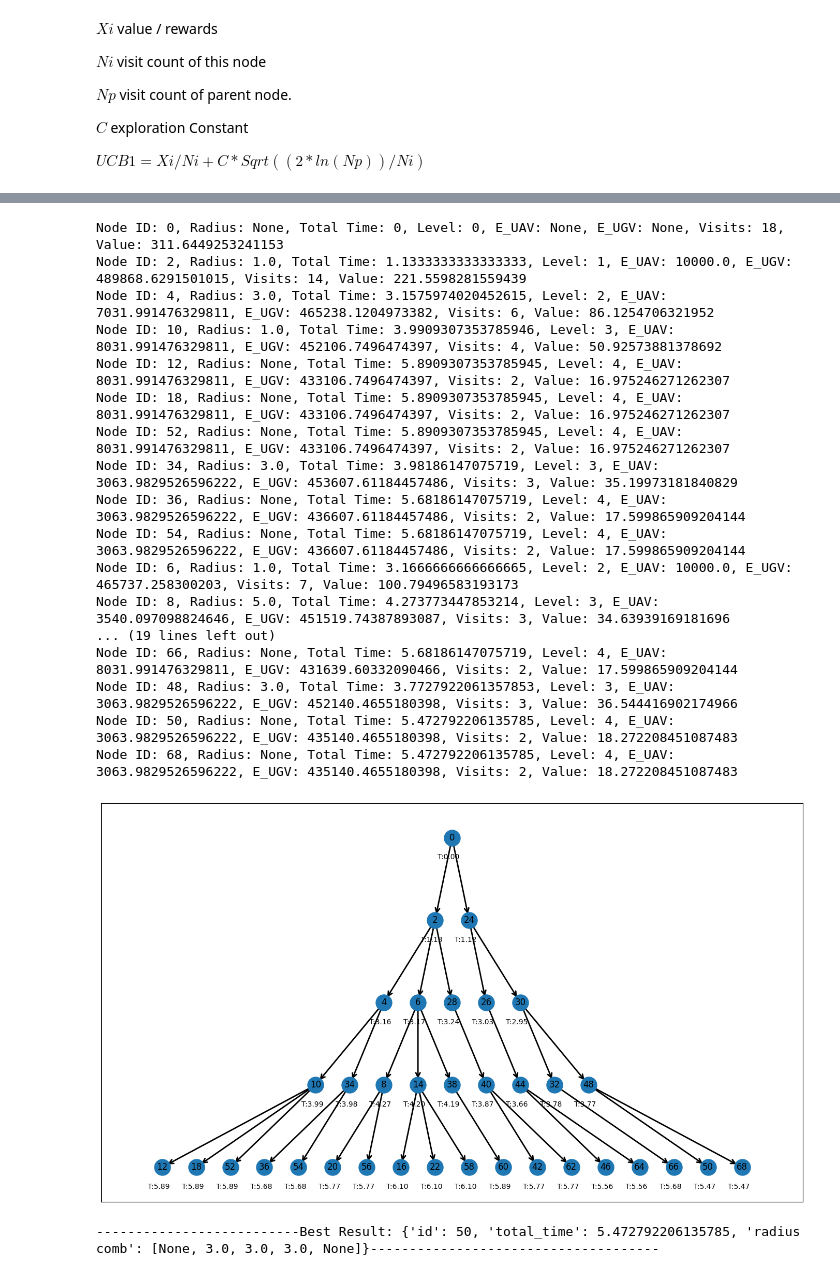
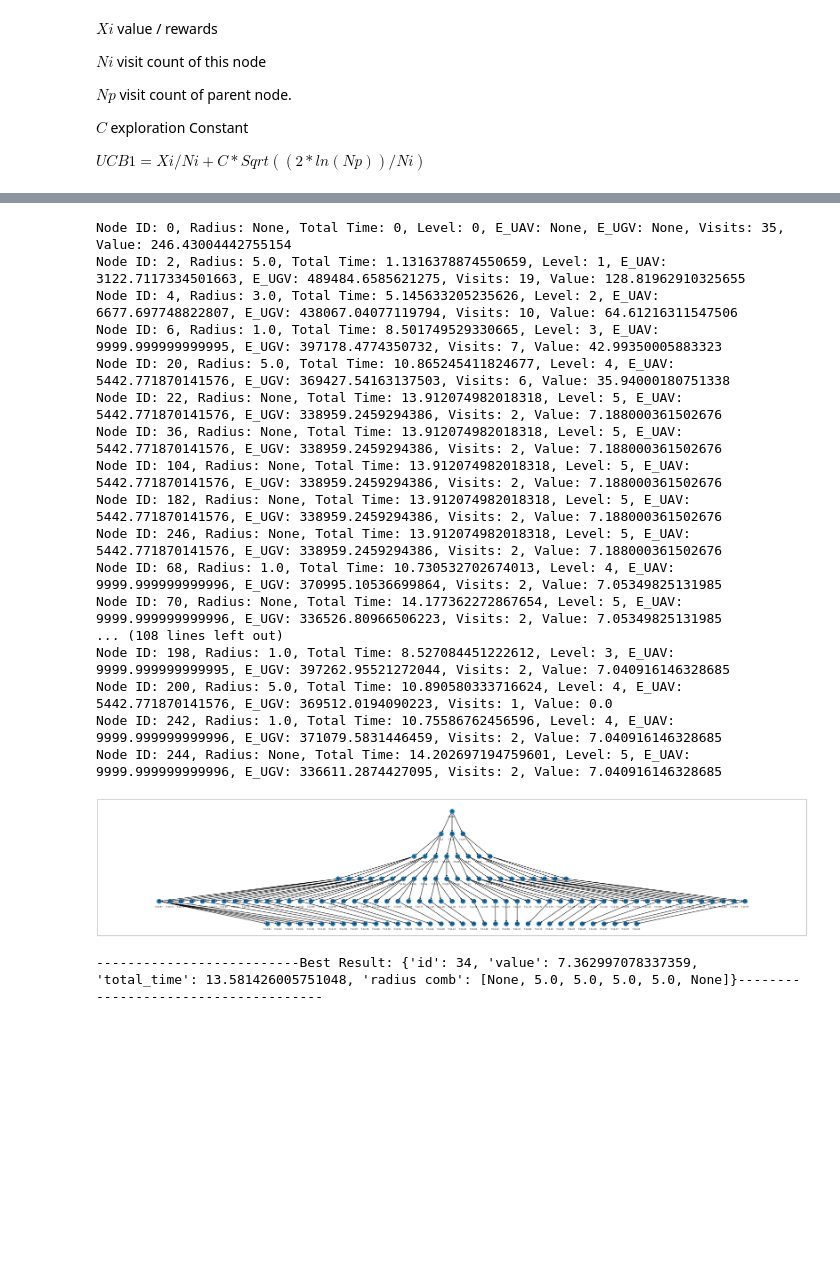
Before and after one commit to abejeyapratap/codetest, a Jupyter notebook: Landing robot/Codes/cleanout_code/save.ipynb, the cells around one changed output, grey strips where cells are left out. Drawn from its saved outputs; the diff is of its cells as text; code cells hidden in the pictures; blank space fills up the shorter version.

```diff
--- a/Landing robot/Codes/cleanout_code/save.ipynb
+++ b/Landing robot/Codes/cleanout_code/save.ipynb
@@ -191,8 +191,10 @@ UAV_E_s_cost = 2500*ten_minets
 # # waypoints = [(20,10), (10,10),(15,30)]
 # plan_output = "0 -> 1 -> 2 -> 0"
 # plan_output = "0 -> 3 -> 4 -> 1 -> 5 -> 2 -> 7 -> 6 -> 0"
-waypoints = [(20,10), (10,10), (10,30), (20,30)]
-plan_output = "0 -> 1 -> 2 -> 3 -> 0"
+# waypoints = [(20,10), (10,10), (10,30), (20,30)]
+# plan_output = "0 -> 1 -> 2 -> 3 -> 0"
+waypoints = [(8, 23), (31, 50), (46, 4), (50, 39), (3, 14)]
+plan_output = " 0 -> 4 -> 2 -> 3 -> 1 -> 0"
 max_radius = ((Total_E_UAV - UAV_E_s_cost) / UAV_E_cost) / 2
 radii = np.linspace(max_radius, 1.0, x)
 ordered_points = [waypoints[int(node)] for node in plan_output.split() if node.isdigit()]
@@ -828,7 +834,7 @@ def find_min_total_time_node_at_level(root, target_level):
         return None  # No nodes found at the target level
 
     # Find the node with the minimum total_time at the target level
-    min_total_time_node = max(nodes_at_target_level, key=lambda node: node.value)
+    min_total_time_node = min(nodes_at_target_level, key=lambda node: node.total_time)
 
     # Retrieve the path from that node back to the root
     path = []
@@ -900,25 +906,25 @@ def draw_tree(root):
 # %%
 root.traverse()
 draw_tree(root)
-result = find_min_total_time_node_at_level(root,4)
+result = find_min_total_time_node_at_level(root,5)
 print(f"--------------------------Best Result: {result}-------------------------------------")
 # %% [output]
-Node ID: 0, Radius: None, Total Time: 0, Level: 0, E_UAV: None, E_UGV: None, Visits: 18, Value: 311.6449253241153
-Node ID: 2, Radius: 1.0, Total Time: 1.1333333333333333, Level: 1, E_UAV: 10000.0, E_UGV: 489868.6291501015, Visits: 14, Value: 221.5598281559439
-Node ID: 4, Radius: 3.0, Total Time: 3.1575974020452615, Level: 2, E_UAV: 7031.991476329811, E_UGV: 465238.1204973382, Visits: 6, Value: 86.1254706321952
-Node ID: 10, Radius: 1.0, Total Time: 3.9909307353785946, Level: 3, E_UAV: 8031.991476329811, E_UGV: 452106.7496474397, Visits: 4, Value: 50.92573881378692
-Node ID: 12, Radius: None, Total Time: 5.8909307353785945, Level: 4, E_UAV: 8031.991476329811, E_UGV: 433106.7496474397, Visits: 2, Value: 16.975246271262307
-Node ID: 18, Radius: None, Total Time: 5.8909307353785945, Level: 4, E_UAV: 8031.991476329811, E_UGV: 433106.7496474397, Visits: 2, Value: 16.975246271262307
-Node ID: 52, Radius: None, Total Time: 5.8909307353785945, Level: 4, E_UAV: 8031.991476329811, E_UGV: 433106.7496474397, Visits: 2, Value: 16.975246271262307
-Node ID: 34, Radius: 3.0, Total Time: 3.98186147075719, Level: 3, E_UAV: 3063.9829526596222, E_UGV: 453607.61184457486, Visits: 3, Value: 35.19973181840829
-Node ID: 36, Radius: None, Total Time: 5.68186147075719, Level: 4, E_UAV: 3063.9829526596222, E_UGV: 436607.61184457486, Visits: 2, Value: 17.599865909204144
-Node ID: 54, Radius: None, Total Time: 5.68186147075719, Level: 4, E_UAV: 3063.9829526596222, E_UGV: 436607.61184457486, Visits: 2, Value: 17.599865909204144
-Node ID: 6, Radius: 1.0, Total Time: 3.1666666666666665, Level: 2, E_UAV: 10000.0, E_UGV: 465737.258300203, Visits: 7, Value: 100.79496583193173
-Node ID: 8, Radius: 5.0, Total Time: 4.273773447853214, Level: 3, E_UAV: 3540.097098824646, E_UGV: 451519.74387893087, Visits: 3, Value: 34.63939169181696
-... (19 lines left out)
-Node ID: 66, Radius: None, Total Time: 5.68186147075719, Level: 4, E_UAV: 8031.991476329811, E_UGV: 431639.60332090466, Visits: 2, Value: 17.599865909204144
-Node ID: 48, Radius: 3.0, Total Time: 3.7727922061357853, Level: 3, E_UAV: 3063.9829526596222, E_UGV: 452140.4655180398, Visits: 3, Value: 36.544416902174966
-Node ID: 50, Radius: None, Total Time: 5.472792206135785, Level: 4, E_UAV: 3063.9829526596222, E_UGV: 435140.4655180398, Visits: 2, Value: 18.272208451087483
-Node ID: 68, Radius: None, Total Time: 5.472792206135785, Level: 4, E_UAV: 3063.9829526596222, E_UGV: 435140.4655180398, Visits: 2, Value: 18.272208451087483
+Node ID: 0, Radius: None, Total Time: 0, Level: 0, E_UAV: None, E_UGV: None, Visits: 35, Value: 246.43004442755154
+Node ID: 2, Radius: 5.0, Total Time: 1.1316378874550659, Level: 1, E_UAV: 3122.7117334501663, E_UGV: 489484.6585621275, Visits: 19, Value: 128.81962910325655
+Node ID: 4, Radius: 3.0, Total Time: 5.145633205235626, Level: 2, E_UAV: 6677.697748822807, E_UGV: 438067.04077119794, Visits: 10, Value: 64.61216311547506
+Node ID: 6, Radius: 1.0, Total Time: 8.501749529330665, Level: 3, E_UAV: 9999.999999999995, E_UGV: 397178.4774350732, Visits: 7, Value: 42.99350005883323
+Node ID: 20, Radius: 5.0, Total Time: 10.865245411824677, Level: 4, E_UAV: 5442.771870141576, E_UGV: 369427.54163137503, Visits: 6, Value: 35.94000180751338
+Node ID: 22, Radius: None, Total Time: 13.912074982018318, Level: 5, E_UAV: 5442.771870141576, E_UGV: 338959.2459294386, Visits: 2, Value: 7.188000361502676
+Node ID: 36, Radius: None, Total Time: 13.912074982018318, Level: 5, E_UAV: 5442.771870141576, E_UGV: 338959.2459294386, Visits: 2, Value: 7.188000361502676
+Node ID: 104, Radius: None, Total Time: 13.912074982018318, Level: 5, E_UAV: 5442.771870141576, E_UGV: 338959.2459294386, Visits: 2, Value: 7.188000361502676
+Node ID: 182, Radius: None, Total Time: 13.912074982018318, Level: 5, E_UAV: 5442.771870141576, E_UGV: 338959.2459294386, Visits: 2, Value: 7.188000361502676
+Node ID: 246, Radius: None, Total Time: 13.912074982018318, Level: 5, E_UAV: 5442.771870141576, E_UGV: 338959.2459294386, Visits: 2, Value: 7.188000361502676
+Node ID: 68, Radius: 1.0, Total Time: 10.730532702674013, Level: 4, E_UAV: 9999.999999999996, E_UGV: 370995.10536699864, Visits: 2, Value: 7.05349825131985
+Node ID: 70, Radius: None, Total Time: 14.177362272867654, Level: 5, E_UAV: 9999.999999999996, E_UGV: 336526.80966506223, Visits: 2, Value: 7.05349825131985
+... (108 lines left out)
+Node ID: 198, Radius: 1.0, Total Time: 8.527084451222612, Level: 3, E_UAV: 9999.999999999995, E_UGV: 397262.95521272044, Visits: 2, Value: 7.040916146328685
+Node ID: 200, Radius: 5.0, Total Time: 10.890580333716624, Level: 4, E_UAV: 5442.771870141576, E_UGV: 369512.0194090223, Visits: 1, Value: 0.0
+Node ID: 242, Radius: 1.0, Total Time: 10.75586762456596, Level: 4, E_UAV: 9999.999999999996, E_UGV: 371079.5831446459, Visits: 2, Value: 7.040916146328685
+Node ID: 244, Radius: None, Total Time: 14.202697194759601, Level: 5, E_UAV: 9999.999999999996, E_UGV: 336611.2874427095, Visits: 2, Value: 7.040916146328685
-[figure, old version]
+[figure, new version]
---------------------------Best Result: {'id': 50, 'total_time': 5.472792206135785, 'radius comb': [None, 3.0, 3.0, 3.0, None]}-------------------------------------
+--------------------------Best Result: {'id': 34, 'value': 7.362997078337359, 'total_time': 13.581426005751048, 'radius comb': [None, 5.0, 5.0, 5.0, 5.0, None]}-------------------------------------
```
Also changed, not shown: parts of 6 cells of this notebook, 2 other files.
